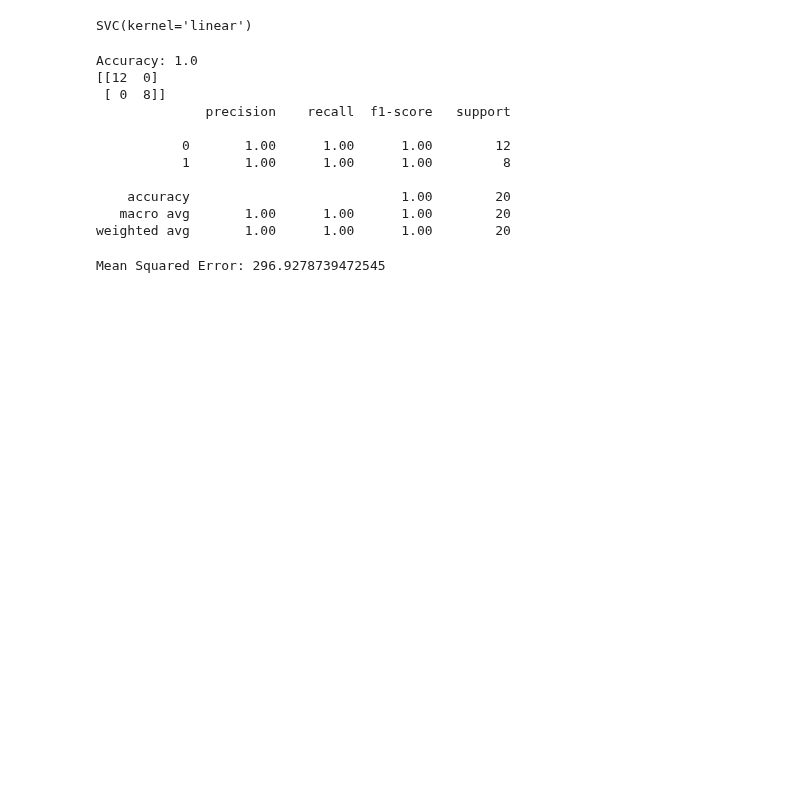
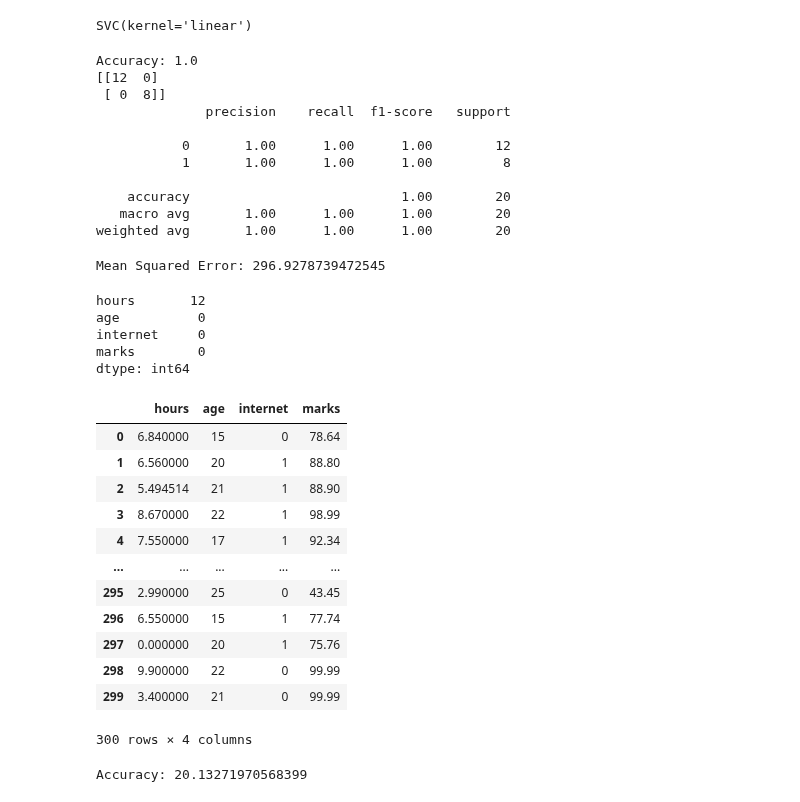
Before and after one commit to Raj226295/ML_prectiecs, a Jupyter notebook: exampre.ipynb, the cells around one changed output. Drawn from its saved outputs; the diff is of its cells as text; code cells hidden in the pictures; blank space fills up the shorter version.

```diff
--- a/exampre.ipynb
+++ b/exampre.ipynb
@@ -786,3 +788,32 @@ mse = mean_squared_error(y_test, y_pred)
 print("Mean Squared Error:", mse)
 # %% [output]
 Mean Squared Error: 296.9278739472545
+# %%
+import pandas as pd
+from sklearn.model_selection import train_test_split
+from sklearn.linear_model import LinearRegression
+from sklearn.metrics import mean_squared_error
+df = pd.read_csv("./Datasets/std_marks_data.csv")
+print (df.isnull().sum())
+# %% [output]
+hours       12
+age          0
+internet     0
+marks        0
+dtype: int64
+# %%
+df.fillna(df.mean(numeric_only=True))
+# %% [output]
+|  | hours | age | internet | marks |
+| 0 | 6.840000 | 15 | 0 | 78.64 |
+| 1 | 6.560000 | 20 | 1 | 88.80 |
+| 2 | 5.494514 | 21 | 1 | 88.90 |
+| 3 | 8.670000 | 22 | 1 | 98.99 |
+| 4 | 7.550000 | 17 | 1 | 92.34 |
+| ... | ... | ... | ... | ... |
+| 295 | 2.990000 | 25 | 0 | 43.45 |
+| 296 | 6.550000 | 15 | 1 | 77.74 |
+| 297 | 0.000000 | 20 | 1 | 75.76 |
+| 298 | 9.900000 | 22 | 0 | 99.99 |
+| 299 | 3.400000 | 21 | 0 | 99.99 |
+300 rows × 4 columns
@@ -788,0 +828,8 @@ Mean Squared Error: 296.9278739472545
+# %%
+model = LinearRegression()
+model.fit(X_train,y_train)
+y_pred = model.predict(X_test)
+accuracy = mean_squared_error(y_test, y_pred)
+print("Accuracy:", accuracy)
+# %% [output]
+Accuracy: 20.13271970568399
```
Also changed, not shown: parts of 42 cells of this notebook, 2 other files.
